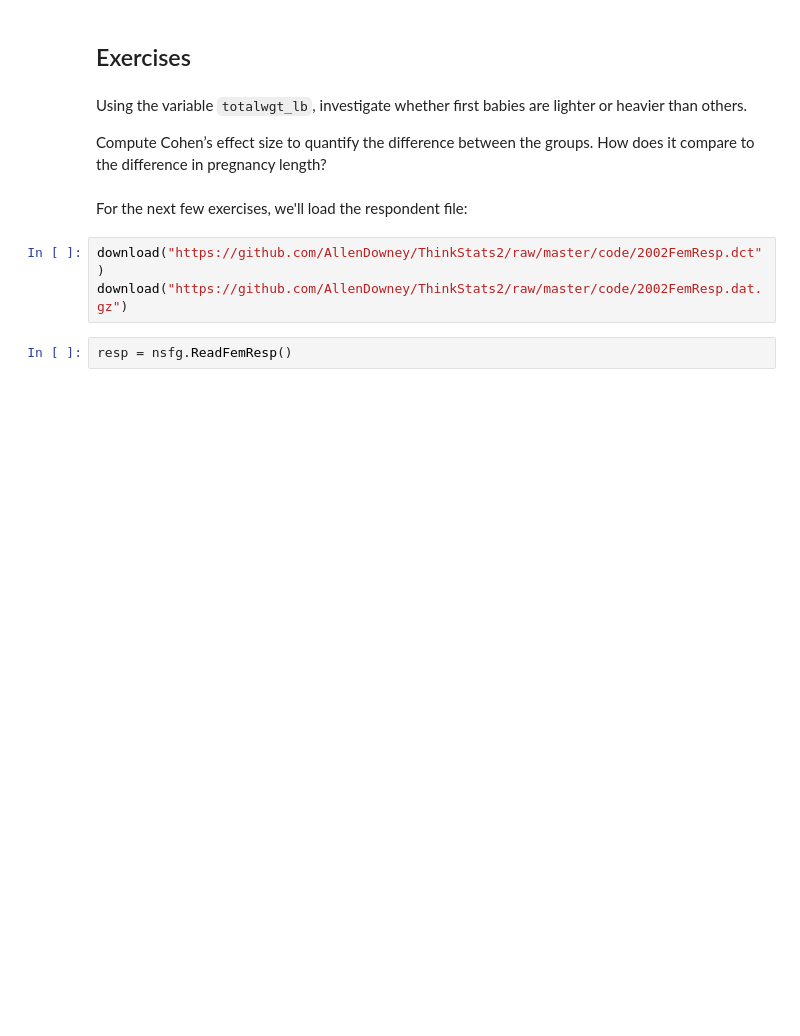
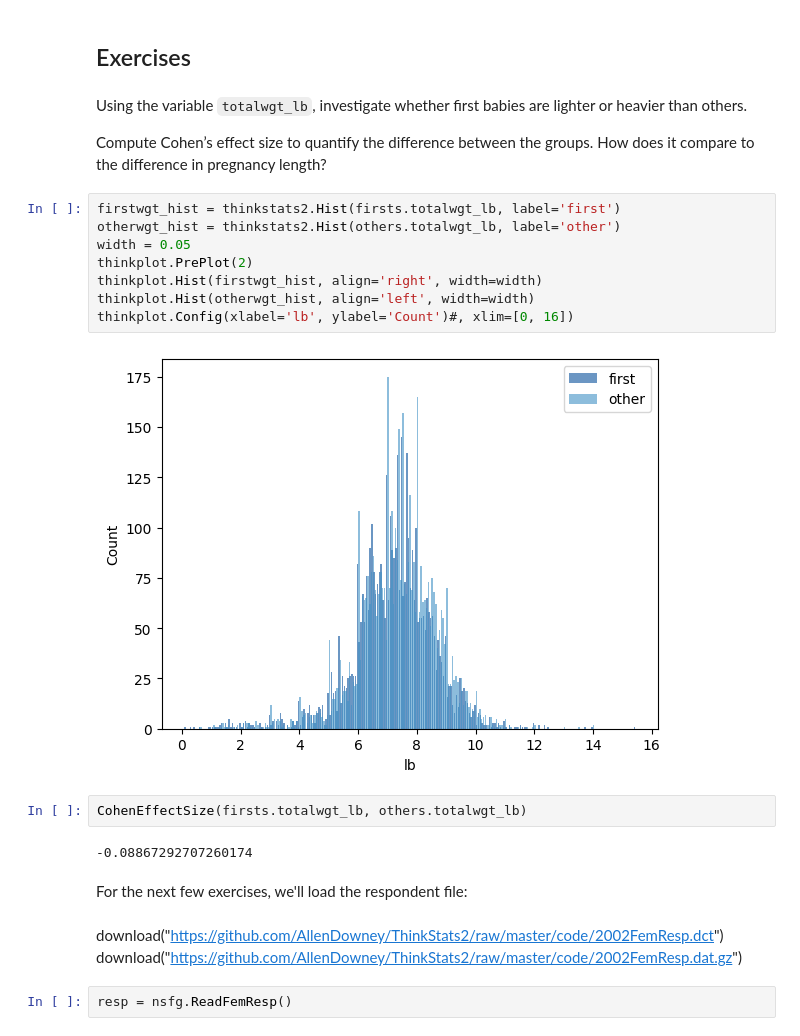
Before and after one commit to cjszhou/datasci, a Jupyter notebook: thinkstats2/chap02ex.ipynb, the cells around one changed output. Drawn from its saved outputs; the diff is of its cells as text; blank space fills up the shorter version.

```diff
--- a/thinkstats2/chap02ex.ipynb
+++ b/thinkstats2/chap02ex.ipynb
@@ -216,10 +306,24 @@ Compute the Cohen effect size for the difference in pregnancy length for first b
 Using the variable `totalwgt_lb`, investigate whether first babies are lighter or heavier than others.
 
 Compute Cohen’s effect size to quantify the difference between the groups.  How does it compare to the difference in pregnancy length?
+# %%
+firstwgt_hist = thinkstats2.Hist(firsts.totalwgt_lb, label='first')
+otherwgt_hist = thinkstats2.Hist(others.totalwgt_lb, label='other')
+width = 0.05
+thinkplot.PrePlot(2)
+thinkplot.Hist(firstwgt_hist, align='right', width=width)
+thinkplot.Hist(otherwgt_hist, align='left', width=width)
+thinkplot.Config(xlabel='lb', ylabel='Count')#, xlim=[0, 16])
+# %% [output]
+[figure, added]
+# %%
+CohenEffectSize(firsts.totalwgt_lb, others.totalwgt_lb)
+# %% [output]
+-0.08867292707260174
 # %% [markdown]
 For the next few exercises, we'll load the respondent file:
-# %%
-download("https://github.com/AllenDowney/ThinkStats2/raw/master/code/2002FemResp.dct")
-download("https://github.com/AllenDowney/ThinkStats2/raw/master/code/2002FemResp.dat.gz")
+# %% [markdown]
+download("https://github.com/AllenDowney/ThinkStats2/raw/master/code/2002FemResp.dct")
+download("https://github.com/AllenDowney/ThinkStats2/raw/master/code/2002FemResp.dat.gz")
 # %%
 resp = nsfg.ReadFemResp()
```
Also changed, not shown: parts of 21 cells of this notebook, 2 other files.
